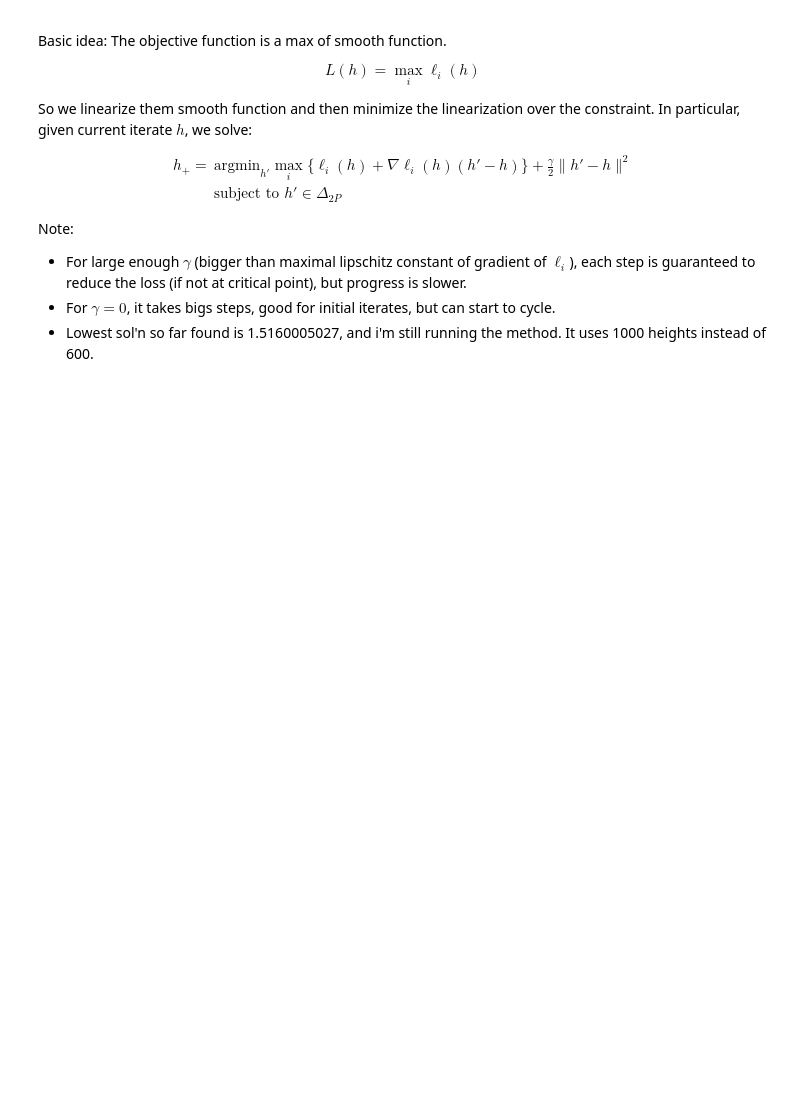
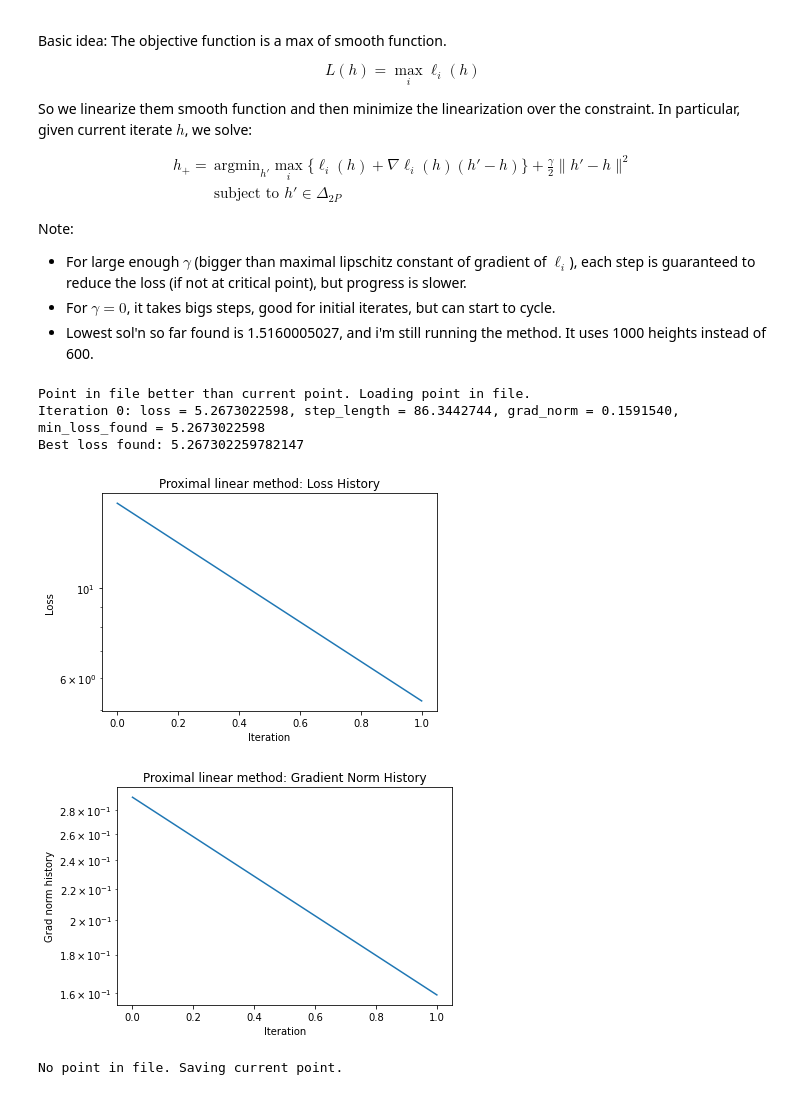
Before and after one commit to damek/alpha_evolve_problem_B1, a Jupyter notebook: problemb1.ipynb, the cells around one changed output. Saved outputs shown, nothing was run; the diff lists cells and outputs as text; code cells hidden in the pictures; blank space fills up the shorter version.

Commit message:
feat: remove best_found_so_far_prox_linear.pt file and update Problem B1 with enhanced output tracking, including execution counts and detailed loss history for improved optimization process

```diff
--- a/problemb1.ipynb
+++ b/problemb1.ipynb
@@ -357,14 +414,14 @@ Note:
 - Lowest sol'n so far found is 1.5160005027, and i'm still running the method. It uses 1000 heights instead of 600.
 # %%
 import os
-P_val = 1000
+P_val = 600
 h_params_prox_linear = torch.rand(P_val, dtype=torch.float64)
 # h_params_prox_linear = h_params_google.detach().clone() # Start from google's solution if you want.
-h_params_prox_linear.data = 1200*h_params_prox_linear.data/sum(h_params_prox_linear.data)
+h_params_prox_linear.data = 2*P_val*h_params_prox_linear.data/sum(h_params_prox_linear.data)
 h_params_prox_linear.requires_grad = True
 loss_fn = constrained_loss(P_val)
 
-file_path = 'best_found_so_far_prox_linear.pt'
+file_path = 'best_found_so_far_prox_linear_P_val_' + str(P_val) + '.pt'
 if os.path.exists(file_path):
     saved_best_h_params = torch.load(file_path)
     if 'history_prox_linear' not in locals():
@@ -387,33 +444,40 @@ else:
         h_params_prox_linear.data = history_prox_linear['best_h_params'].data.clone()
         print("No point in file. Saving current point.")
 
-max_iter = 30 # try to run around 10-30 iterations at a time. can always pause and resume.
+max_iter = 1 # try to run around 10-30 iterations at a time. can always pause and resume.
 gamma_prox = 0 # initially set to zero, but then try .00001, .0001, .001, etc. set as low as possible while you still make progress.
 print_every = 1
 # Solver parameters. Seems like CLARABEL is better for this problem.
 ## For ECOS, Set error tolerances around 1e-9, then gradually decrease.
 # prox_linear_params = {'solver' : 'ECOS', 'gamma_prox': gamma_prox, 'abstol': 1e-10, 'reltol': 1e-09, 'feastol': 1e-09, 'max_iters': 2000, 'verbose': False}
 ## Clarabel can handle much lower tolerances.
 tol = 1e-17
 prox_linear_params = {'solver' : 'CLARABEL', 'gamma_prox': gamma_prox, 'abstol': tol, 'reltol': tol, 'feastol': tol, 'max_iters': 2000, 'verbose': False}
 history_prox_linear = prox_linear_method(h_params_prox_linear, loss_fn, print_every, max_iter, prox_linear_params, history_prox_linear)
 
 print("Best loss found:", history_prox_linear['min_loss_found'])
 
 # semilogy plot of loss history
 plt.semilogy(history_prox_linear['loss_history'])
 plt.xlabel("Iteration")
 plt.ylabel("Loss")
 plt.title("Proximal linear method: Loss History")
 plt.show()
 
 plt.semilogy(history_prox_linear['grad_norm_history'])
 plt.xlabel("Iteration")
 plt.ylabel("Grad norm history")
 plt.title("Proximal linear method: Gradient Norm History")
 plt.show()
 
-file_path = 'best_found_so_far_prox_linear.pt'
+# file_path = 'best_found_so_far_prox_linear_P_val_' + str(P_val) + '.pt'
 torch.save(history_prox_linear['best_h_params'], file_path)
 h_params_prox_linear.data = history_prox_linear['best_h_params'].data.clone()
 print("No point in file. Saving current point.")
+# %% [output]
+Point in file better than current point. Loading point in file.
+Iteration 0: loss = 5.2673022598, step_length = 86.3442744, grad_norm = 0.1591540, min_loss_found = 5.2673022598
+Best loss found: 5.267302259782147
+[figure, added]
+[figure, added]
+No point in file. Saving current point.
```
Also changed, not shown: parts of 13 cells of this notebook, 5 other files.
